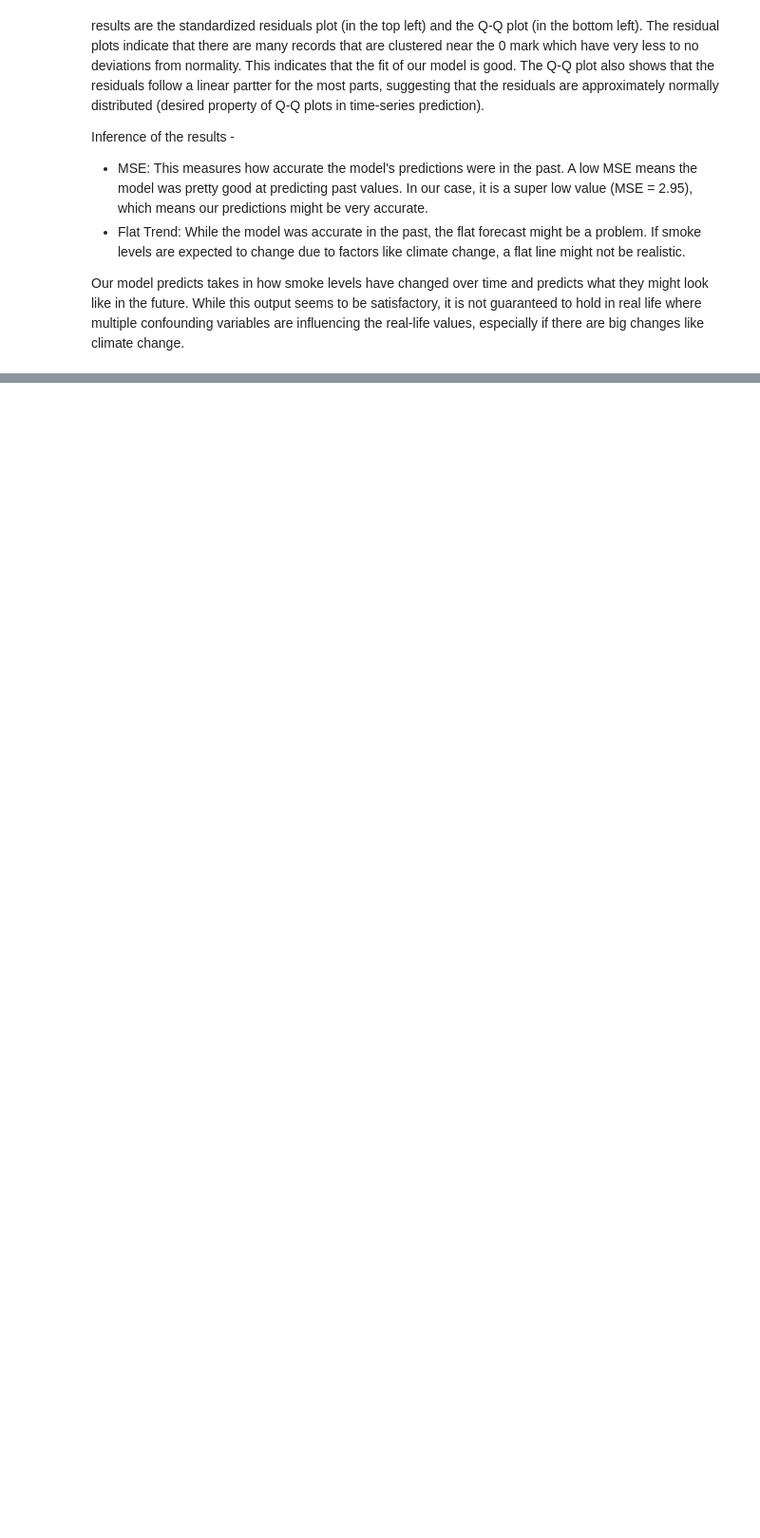
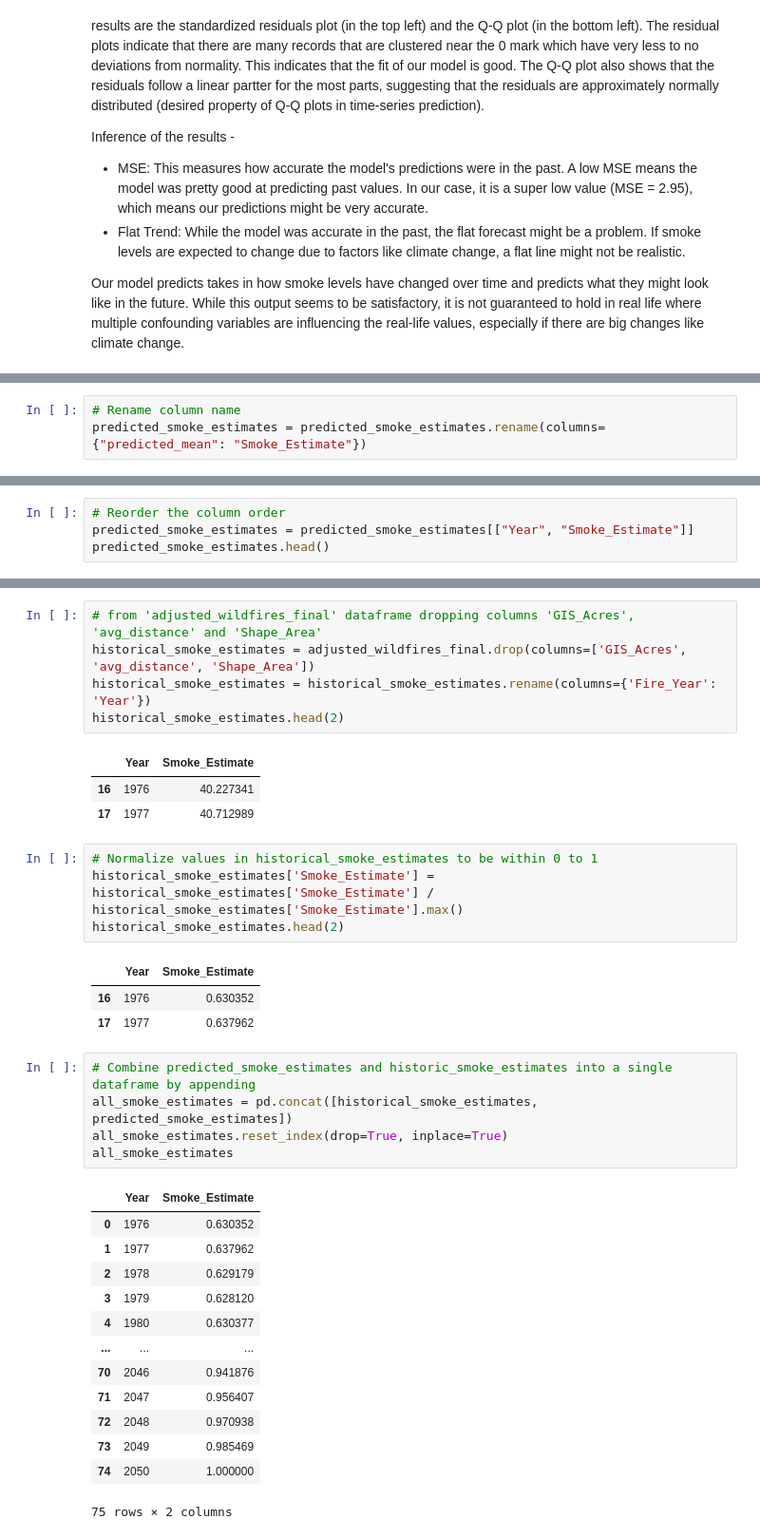
Before and after one commit to raaguln/wildfire-analysis, a Jupyter notebook: smoke_estimates_and_modelling.ipynb, the cells around one changed output, grey strips where cells are left out. Shown at 95% size. Drawn from its saved outputs; the diff is of its cells as text; blank space fills up the shorter version.

```diff
--- a/smoke_estimates_and_modelling.ipynb
+++ b/smoke_estimates_and_modelling.ipynb
@@ -699,0 +746,3 @@ Our model predicts takes in how smoke levels have changed over time and predicts
+# %%
+# Rename column name
+predicted_smoke_estimates = predicted_smoke_estimates.rename(columns={"predicted_mean": "Smoke_Estimate"})
@@ -699,0 +756,4 @@ Our model predicts takes in how smoke levels have changed over time and predicts
+# %%
+# Reorder the column order
+predicted_smoke_estimates = predicted_smoke_estimates[["Year", "Smoke_Estimate"]]
+predicted_smoke_estimates.head()
@@ -699,0 +767,36 @@ Our model predicts takes in how smoke levels have changed over time and predicts
+# %%
+# from 'adjusted_wildfires_final' dataframe dropping columns 'GIS_Acres', 'avg_distance' and 'Shape_Area'
+historical_smoke_estimates = adjusted_wildfires_final.drop(columns=['GIS_Acres', 'avg_distance', 'Shape_Area'])
+historical_smoke_estimates = historical_smoke_estimates.rename(columns={'Fire_Year': 'Year'})
+historical_smoke_estimates.head(2)
+# %% [output]
+|  | Year | Smoke_Estimate |
+| 16 | 1976 | 40.227341 |
+| 17 | 1977 | 40.712989 |
+# %%
+# Normalize values in historical_smoke_estimates to be within 0 to 1
+historical_smoke_estimates['Smoke_Estimate'] = historical_smoke_estimates['Smoke_Estimate'] / historical_smoke_estimates['Smoke_Estimate'].max()
+historical_smoke_estimates.head(2)
+# %% [output]
+|  | Year | Smoke_Estimate |
+| 16 | 1976 | 0.630352 |
+| 17 | 1977 | 0.637962 |
+# %%
+# Combine predicted_smoke_estimates and historic_smoke_estimates into a single dataframe by appending
+all_smoke_estimates = pd.concat([historical_smoke_estimates, predicted_smoke_estimates])
+all_smoke_estimates.reset_index(drop=True, inplace=True)
+all_smoke_estimates
+# %% [output]
+|  | Year | Smoke_Estimate |
+| 0 | 1976 | 0.630352 |
+| 1 | 1977 | 0.637962 |
+| 2 | 1978 | 0.629179 |
+| 3 | 1979 | 0.628120 |
+| 4 | 1980 | 0.630377 |
+| ... | ... | ... |
+| 70 | 2046 | 0.941876 |
+| 71 | 2047 | 0.956407 |
+| 72 | 2048 | 0.970938 |
+| 73 | 2049 | 0.985469 |
+| 74 | 2050 | 1.000000 |
+75 rows × 2 columns
```
Also changed, not shown: parts of 10 cells of this notebook, 3 other files.
